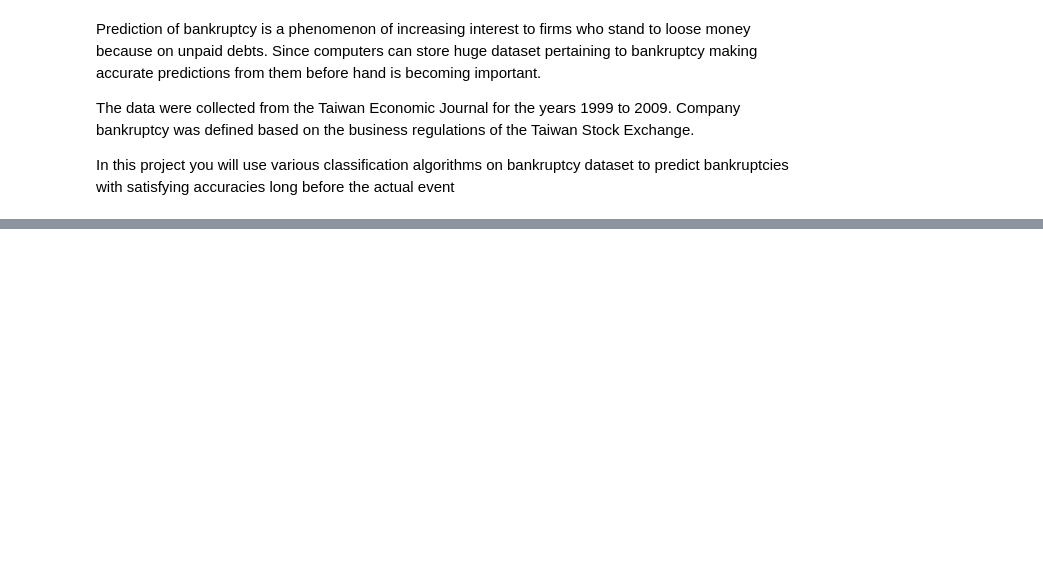
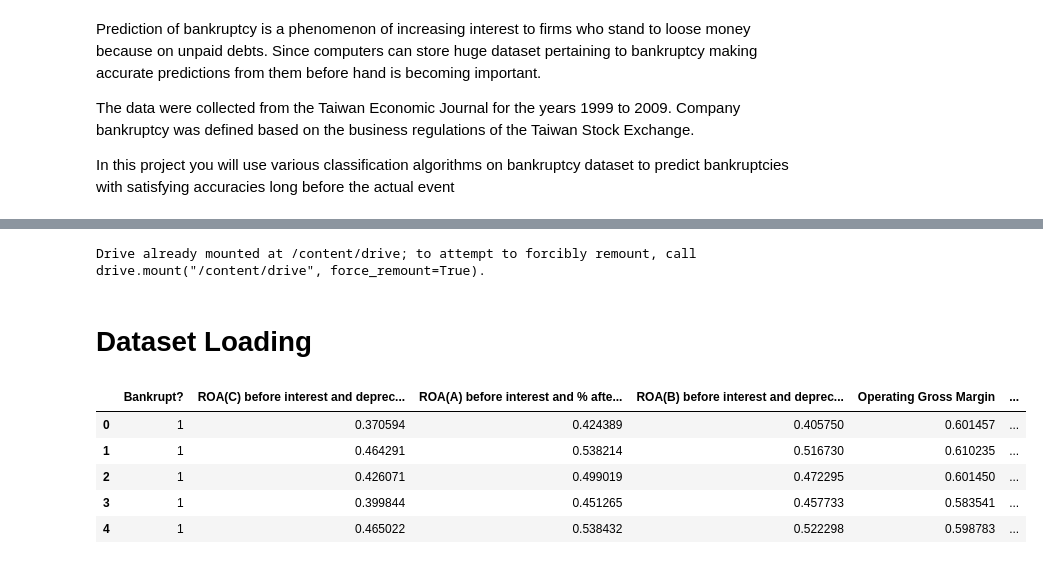
Before and after one commit to sahoomrutyunjaya12345/CompanyBankruptcyPrediction, a Jupyter notebook: MrutyunjayaSahooCompanyBankruptcyPredictionProject.ipynb, the cells around one changed output, grey strips where cells are left out. Cells and saved outputs as stored; diff of their text form; code cells hidden in the pictures; blank space fills up the shorter version.

```diff
--- a/MrutyunjayaSahooCompanyBankruptcyPredictionProject.ipynb
+++ b/MrutyunjayaSahooCompanyBankruptcyPredictionProject.ipynb
@@ -28,0 +230,24 @@ Write the conclusion here.
+# %%
+# mounting the drive
+from google.colab import drive
+drive.mount('/content/drive')
+# %% [output]
+Drive already mounted at /content/drive; to attempt to forcibly remount, call drive.mount("/content/drive", force_remount=True).
+# %% [markdown]
+# Dataset Loading
+# %%
+bankruptcy_data=pd.read_csv("/content/drive/MyDrive/CLASSIFICATION CAPSTONE PROJECT/COMPANY BANKRUPTCY PREDICTION.csv")
+# %%
+# Set the maximum number of rows and columns to display
+pd.set_option('display.max_rows', None)
+pd.set_option('display.max_columns',None )
+# %%
+# Checking the dataset and understanding the data columns
+bankruptcy_data.head()
+# %% [output]
+|  | Bankrupt? | ROA(C) before interest and deprec... | ROA(A) before interest and % afte... | ROA(B) before interest and deprec... | Operating Gross Margin | ... |
+| 0 | 1 | 0.370594 | 0.424389 | 0.405750 | 0.601457 | ... |
+| 1 | 1 | 0.464291 | 0.538214 | 0.516730 | 0.610235 | ... |
+| 2 | 1 | 0.426071 | 0.499019 | 0.472295 | 0.601450 | ... |
+| 3 | 1 | 0.399844 | 0.451265 | 0.457733 | 0.583541 | ... |
+| 4 | 1 | 0.465022 | 0.538432 | 0.522298 | 0.598783 | ... |
```
Also changed, not shown: parts of 10 cells of this notebook.
